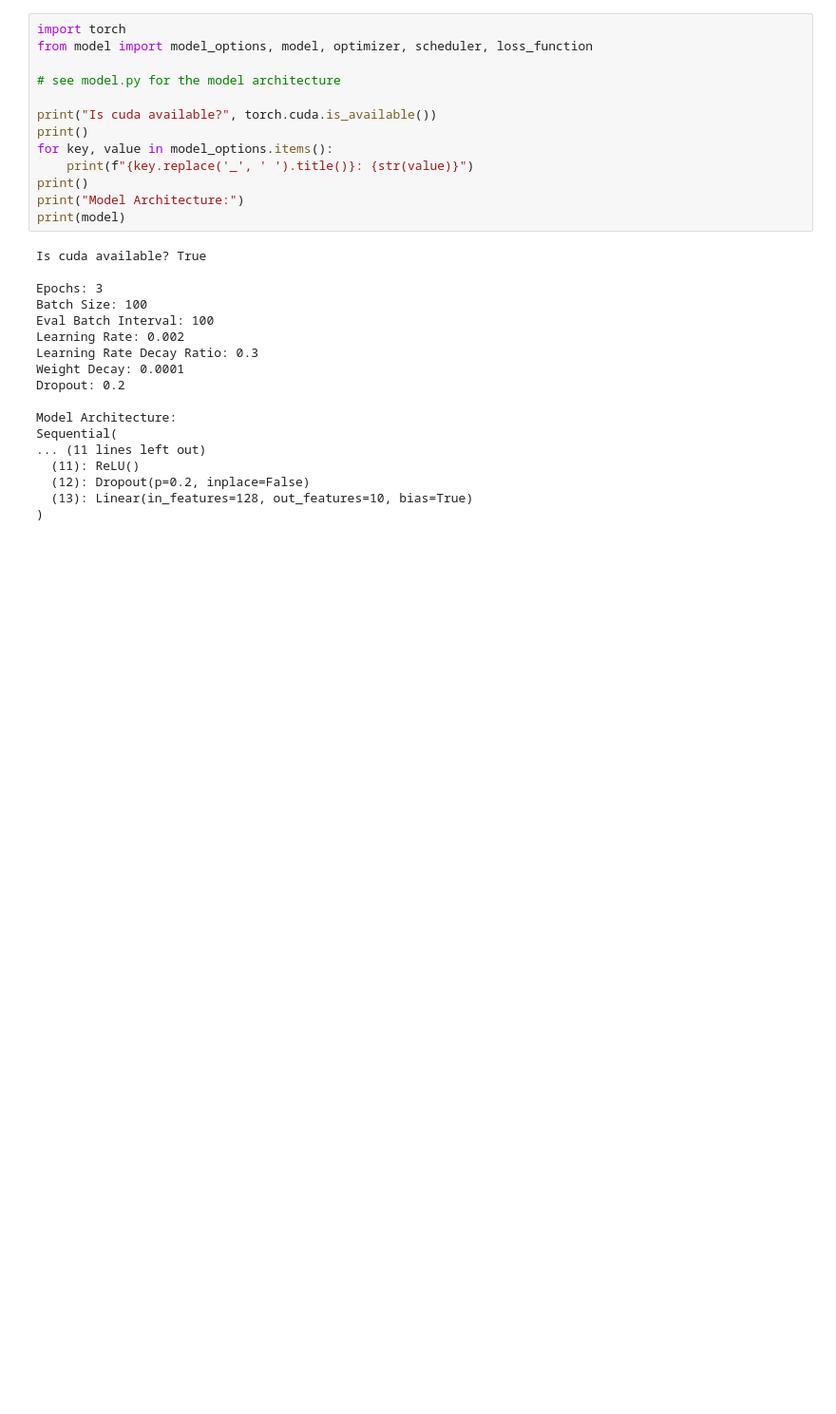
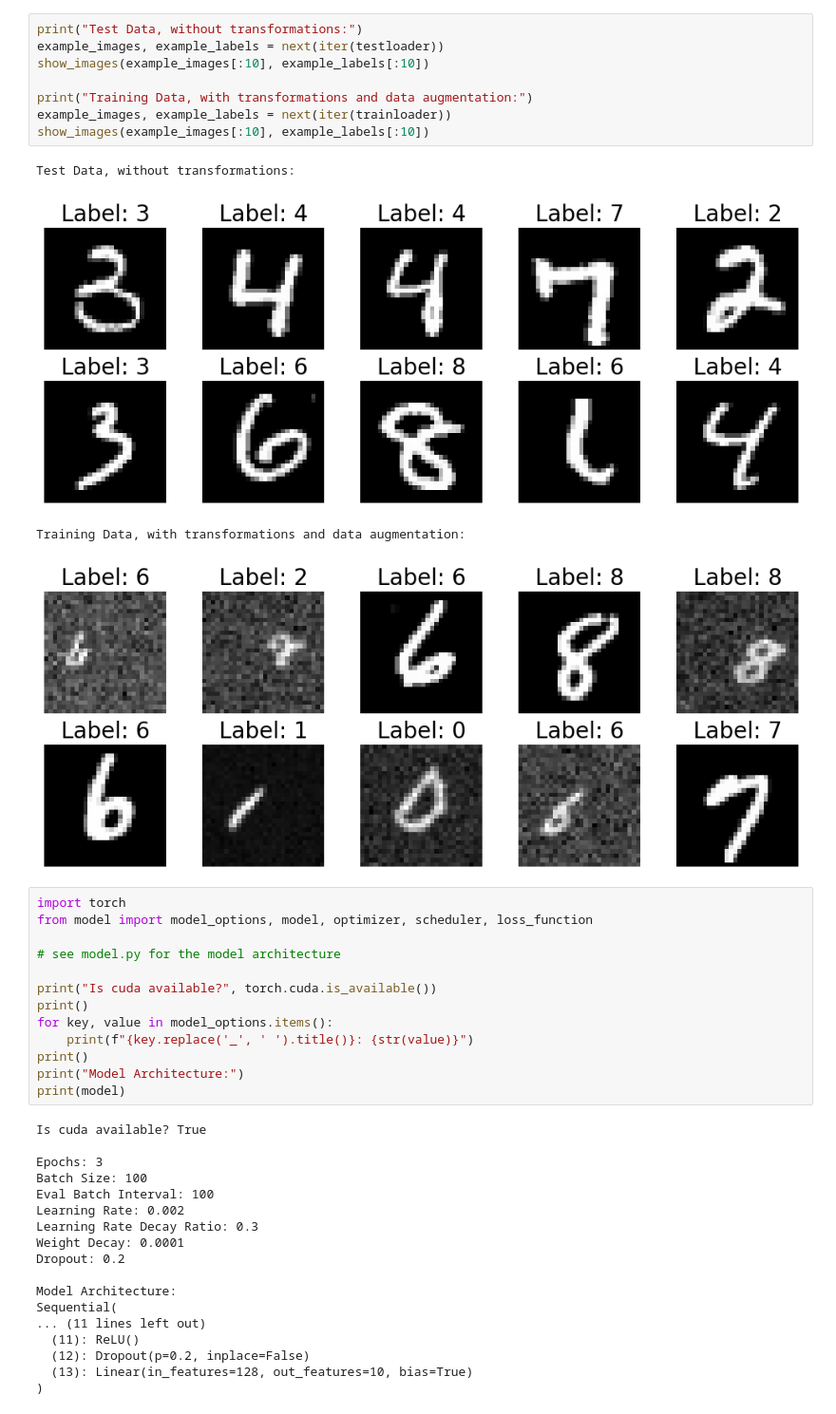
Before and after one commit to freddyouellette/mnist-pytorch, a Jupyter notebook: train.ipynb, the cells around one changed output. Shown: that part at 95% size. Drawn from its saved outputs; the diff is of its cells as text; blank space fills up the shorter version.

Commit message:
updated data augmentation and retrained

```diff
--- a/train.ipynb
+++ b/train.ipynb
@@ -41,3 +36,16 @@ features per sample: 784
+# %%
+print("Test Data, without transformations:")
+example_images, example_labels = next(iter(testloader))
+show_images(example_images[:10], example_labels[:10])
+
+print("Training Data, with transformations and data augmentation:")
+example_images, example_labels = next(iter(trainloader))
+show_images(example_images[:10], example_labels[:10])
+# %% [output]
+Test Data, without transformations:
+[figure, added]
+Training Data, with transformations and data augmentation:
+[figure, added]
 # %%
 import torch
 from model import model_options, model, optimizer, scheduler, loss_function
```
Also changed, not shown: parts of 4 cells of this notebook, 1 other file.
